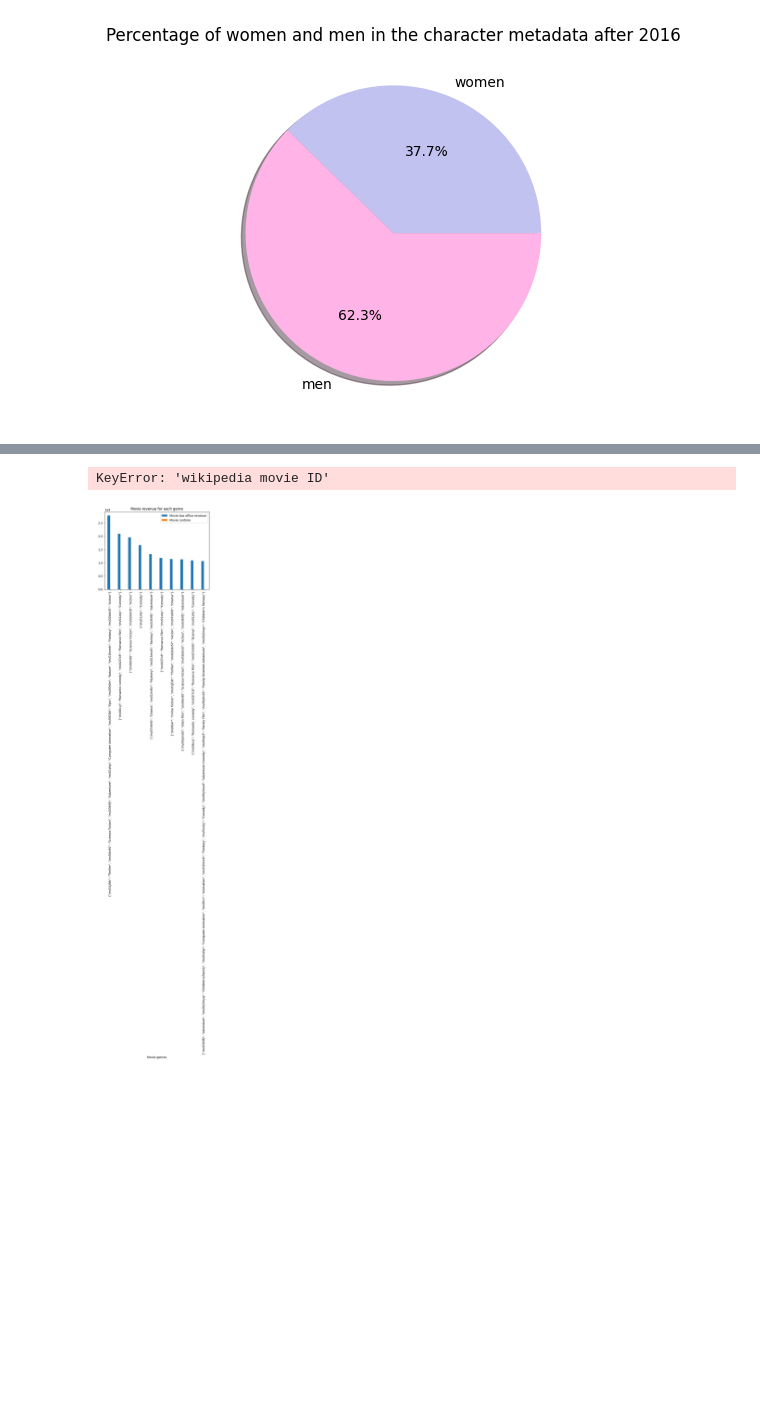
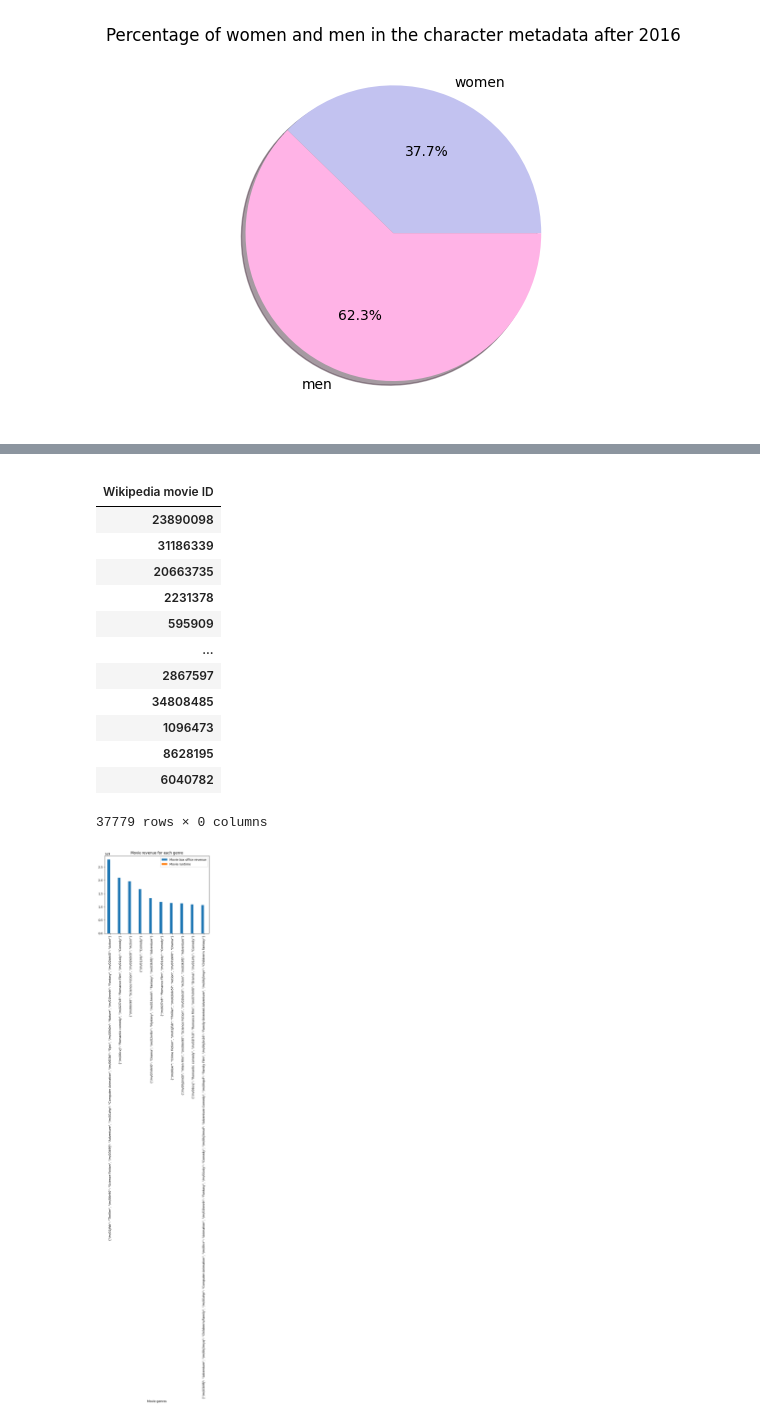
Before and after one commit to epfl-ada/ada-2022-project-cyga, a Jupyter notebook: preprocessing.ipynb, the cells around one changed output, grey strips where cells are left out. Drawn from its saved outputs; the diff is of its cells as text; code cells hidden in the pictures; blank space fills up the shorter version.

Commit message:
cleaning plot_sum

```diff
--- a/preprocessing.ipynb
+++ b/preprocessing.ipynb
@@ -132,10 +131,31 @@ character_metadata.head()
 | 975900 | /m/03vyhn | 2001-08-24 | Bashira Kincaid | 1977-09-25 | F | ... |
 # %%
 #in movie_metadata only keep movie_metadata['wikipedia movie ID'] that exist in character_metadata['wikipedia movie ID' and plot_summaries['wikipedia movie ID'
+from collections import Counter
+movie_id_plot = plot_summaries.iloc[:, :0]
+movie_id_plot
+movie_id_character=character_metadata.iloc[:, :0]
 
-plot_summaries['wikipedia movie ID'].isin(character_metadata['wikipedia movie ID']).value_counts()
+#x=Counter(movie_id_character) - Counter(movie_id_plot)
+#only keep rows of movie_id_plot that are in movie_id_character
+movie_id_plot = movie_id_plot[movie_id_plot.index.isin(movie_id_character.index)]
+#only keep rows of movie_id_character that are in movie_id_plot
+movie_id_character = movie_id_character[movie_id_character.index.isin(movie_id_plot.index)]
 # %% [output]
+|  |
+| Wikipedia movie ID |
+| 23890098 |
+| 31186339 |
+| 20663735 |
+| 2231378 |
+| 595909 |
+| ... |
+| 2867597 |
+| 34808485 |
+| 1096473 |
+| 8628195 |
+| 6040782 |
-KeyError: 'wikipedia movie ID'
+37779 rows × 0 columns
 # %%
 #display the movie revenue for each genre on box chart using only the top 10 genres
 movie_metadata_clean.sort_values('Movie box office revenue', ascending = False).head(10).plot(kind='bar',title='Movie revenue for each genre')
```
Also changed, not shown: parts of 2 cells of this notebook, 1 other file.
